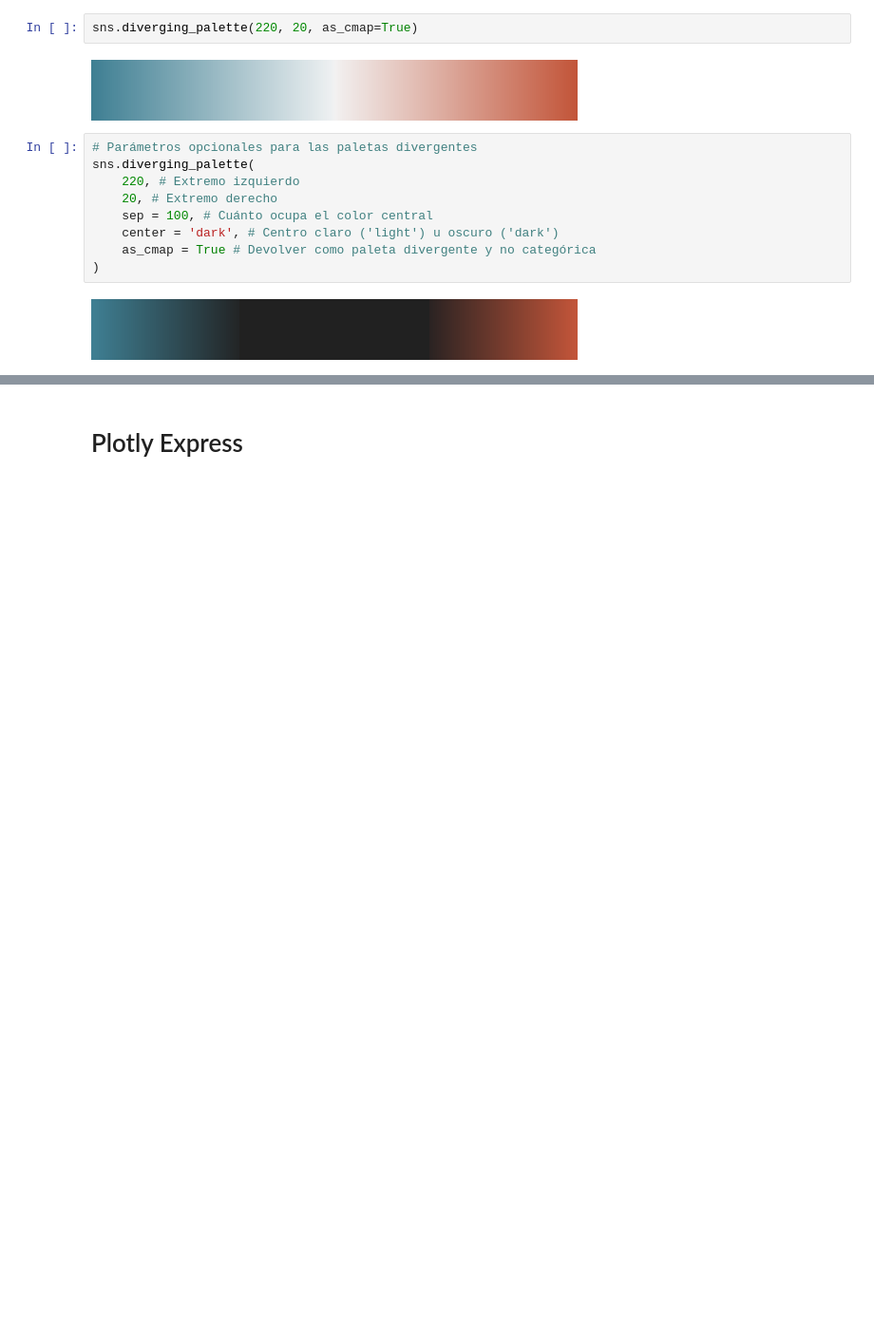
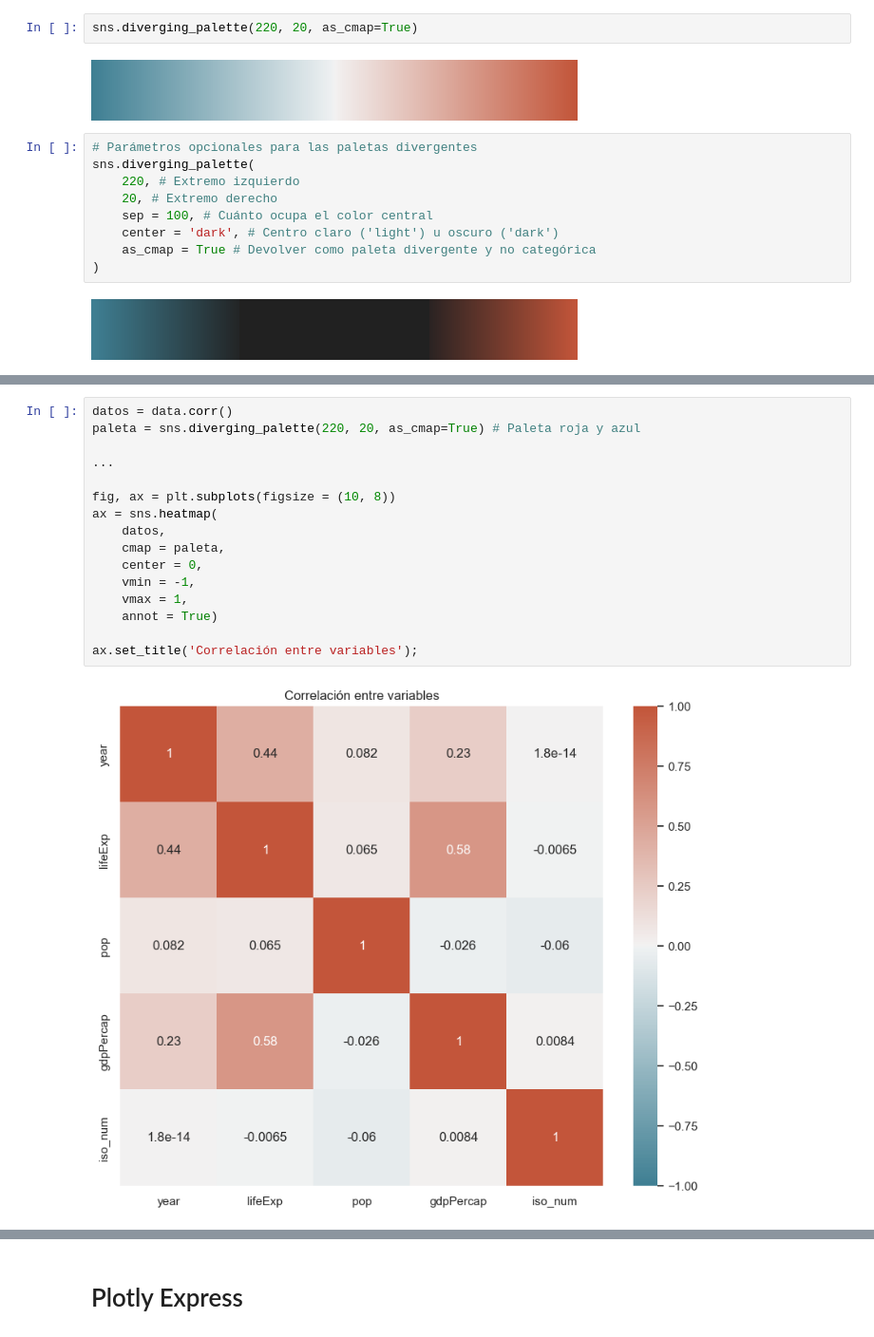
Before and after one commit to fjgarciaes/visualizacion_ironhack_19_01_2023, a Jupyter notebook: Seminario_visualizacion_Ironhack_19_01_2023.ipynb, the cells around one changed output, grey strips where cells are left out. Shown at 95% size. Saved outputs shown, nothing was run; the diff lists cells and outputs as text; blank space fills up the shorter version.

```diff
--- a/Seminario_visualizacion_Ironhack_19_01_2023.ipynb
+++ b/Seminario_visualizacion_Ironhack_19_01_2023.ipynb
@@ -772,0 +845,18 @@ sns.diverging_palette(
+# %%
+datos = data.corr()
+paleta = sns.diverging_palette(220, 20, as_cmap=True) # Paleta roja y azul
+
+...
+
+fig, ax = plt.subplots(figsize = (10, 8))
+ax = sns.heatmap(
+    datos,
+    cmap = paleta,
+    center = 0,
+    vmin = -1,
+    vmax = 1,
+    annot = True)
+
+ax.set_title('Correlación entre variables');
+# %% [output]
+[figure, added]
```
Also changed, not shown: parts of 69 cells of this notebook, 5 other files.
